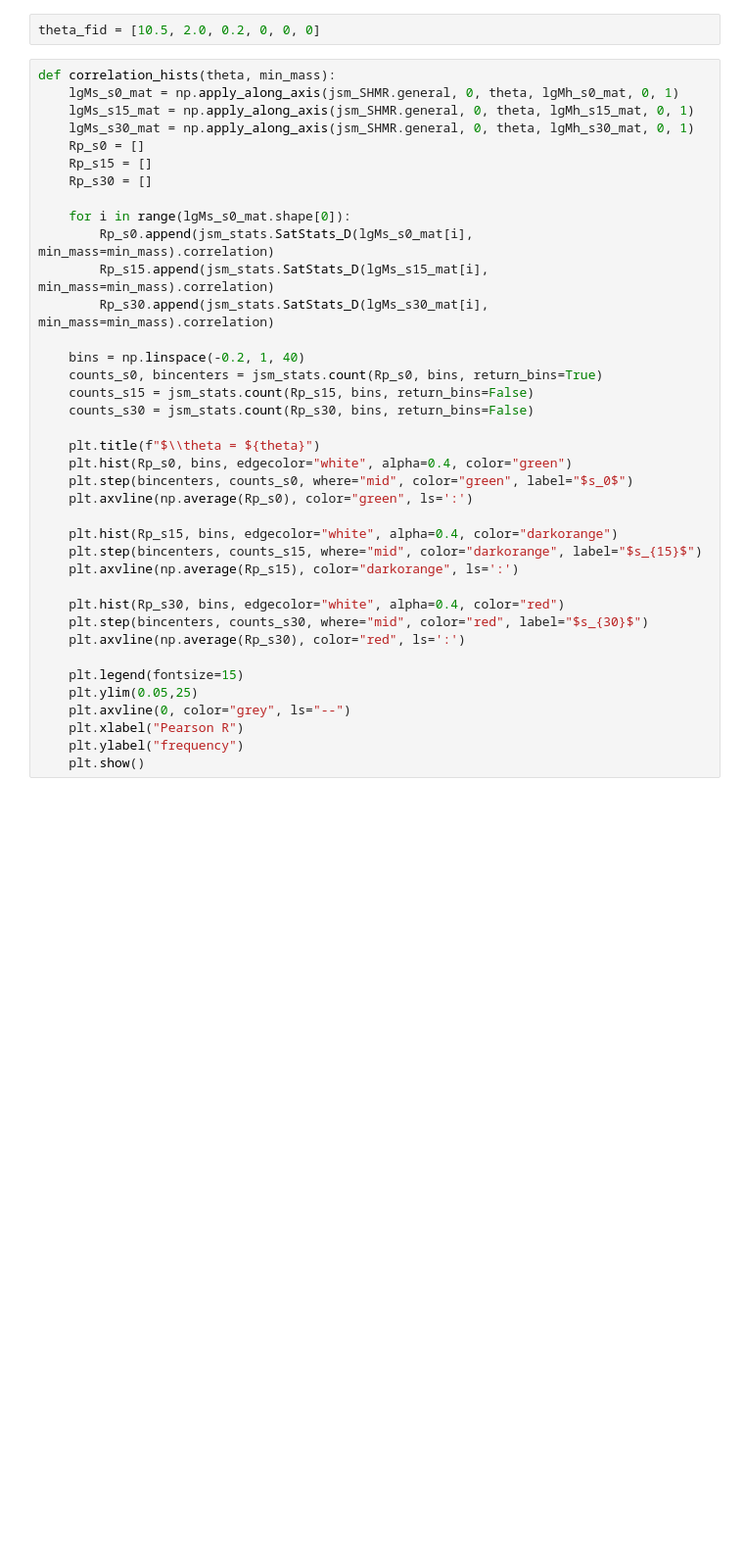
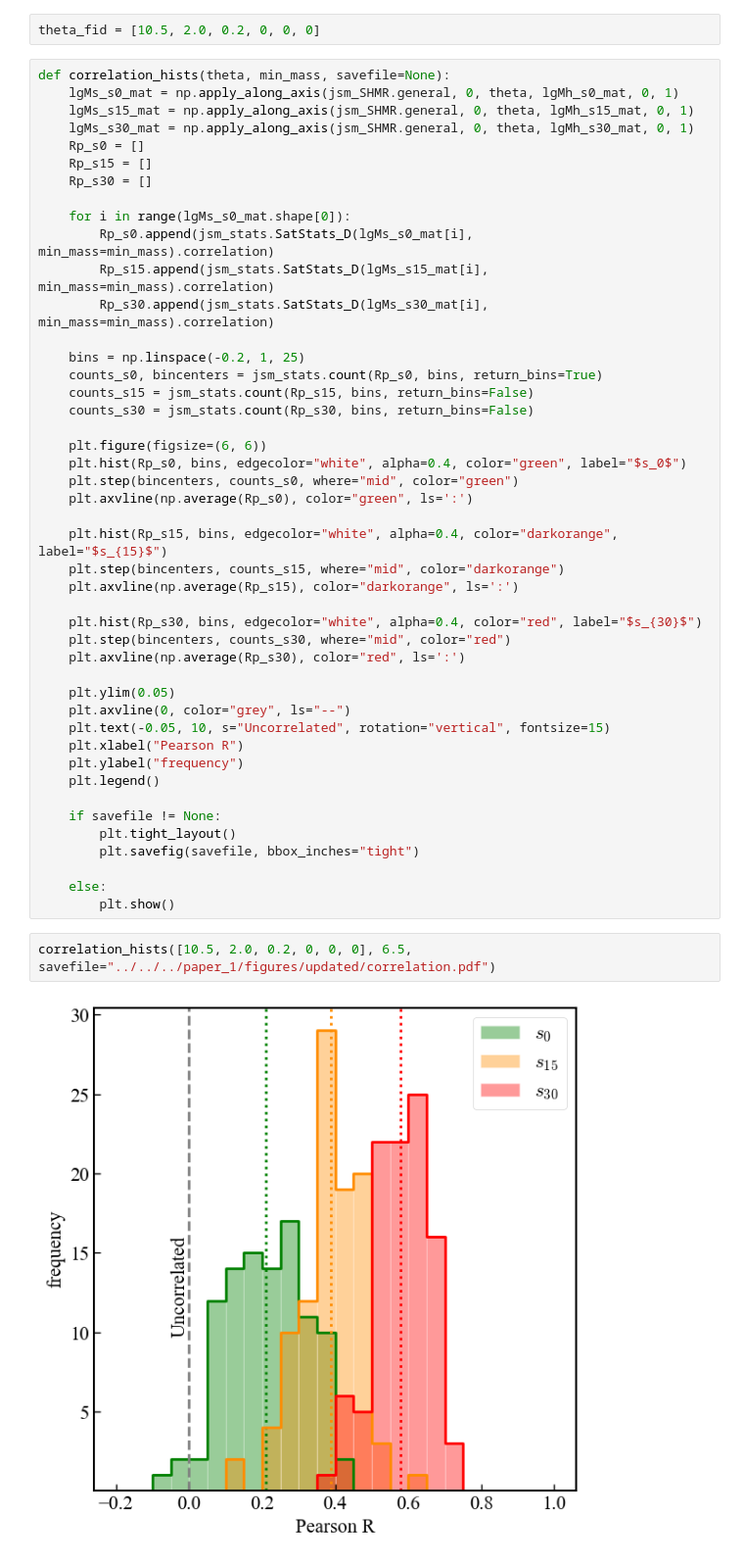
Before and after one commit to jsmonzon/SatGen, a Jupyter notebook: notebooks/paper/correlation.ipynb, the cells around one changed output. Shown: that part at 98% size. Drawn from its saved outputs; the diff is of its cells as text; blank space fills up the shorter version.

```diff
--- a/notebooks/paper/correlation.ipynb
+++ b/notebooks/paper/correlation.ipynb
@@ -40,7 +50,7 @@ lgMh_s30_mat = np.load("../../../data/cross_host/lognorm_030_psi3/models.npz")["
 # %%
 theta_fid = [10.5, 2.0, 0.2, 0, 0, 0]
 # %%
-def correlation_hists(theta, min_mass):
+def correlation_hists(theta, min_mass, savefile=None):
     lgMs_s0_mat = np.apply_along_axis(jsm_SHMR.general, 0, theta, lgMh_s0_mat, 0, 1)
     lgMs_s15_mat = np.apply_along_axis(jsm_SHMR.general, 0, theta, lgMh_s15_mat, 0, 1)
     lgMs_s30_mat = np.apply_along_axis(jsm_SHMR.general, 0, theta, lgMh_s30_mat, 0, 1)
@@ -53,28 +63,39 @@ def correlation_hists(theta, min_mass):
         Rp_s15.append(jsm_stats.SatStats_D(lgMs_s15_mat[i], min_mass=min_mass).correlation)
         Rp_s30.append(jsm_stats.SatStats_D(lgMs_s30_mat[i], min_mass=min_mass).correlation)
 
-    bins = np.linspace(-0.2, 1, 40)
+    bins = np.linspace(-0.2, 1, 25)
     counts_s0, bincenters = jsm_stats.count(Rp_s0, bins, return_bins=True)
     counts_s15 = jsm_stats.count(Rp_s15, bins, return_bins=False)
     counts_s30 = jsm_stats.count(Rp_s30, bins, return_bins=False)
 
-    plt.title(f"$\\theta = ${theta}")
-    plt.hist(Rp_s0, bins, edgecolor="white", alpha=0.4, color="green")
-    plt.step(bincenters, counts_s0, where="mid", color="green", label="$s_0$")
+    plt.figure(figsize=(6, 6))
+    plt.hist(Rp_s0, bins, edgecolor="white", alpha=0.4, color="green", label="$s_0$")
+    plt.step(bincenters, counts_s0, where="mid", color="green")
     plt.axvline(np.average(Rp_s0), color="green", ls=':')
 
-    plt.hist(Rp_s15, bins, edgecolor="white", alpha=0.4, color="darkorange")
-    plt.step(bincenters, counts_s15, where="mid", color="darkorange", label="$s_{15}$")
+    plt.hist(Rp_s15, bins, edgecolor="white", alpha=0.4, color="darkorange", label="$s_{15}$")
+    plt.step(bincenters, counts_s15, where="mid", color="darkorange")
     plt.axvline(np.average(Rp_s15), color="darkorange", ls=':')
 
-    plt.hist(Rp_s30, bins, edgecolor="white", alpha=0.4, color="red")
-    plt.step(bincenters, counts_s30, where="mid", color="red", label="$s_{30}$")
+    plt.hist(Rp_s30, bins, edgecolor="white", alpha=0.4, color="red", label="$s_{30}$")
+    plt.step(bincenters, counts_s30, where="mid", color="red")
     plt.axvline(np.average(Rp_s30), color="red", ls=':')
 
-    plt.legend(fontsize=15)
-    plt.ylim(0.05,25)
+    plt.ylim(0.05)
     plt.axvline(0, color="grey", ls="--")
+    plt.text(-0.05, 10, s="Uncorrelated", rotation="vertical", fontsize=15)
     plt.xlabel("Pearson R")
     plt.ylabel("frequency")
-    plt.show()
+    plt.legend()
+
+    if savefile != None:
+        plt.tight_layout()
+        plt.savefig(savefile, bbox_inches="tight")
+
+    else:
+        plt.show()
+# %%
+correlation_hists([10.5, 2.0, 0.2, 0, 0, 0], 6.5, savefile="../../../paper_1/figures/updated/correlation.pdf")
+# %% [output]
+[figure, added]
 # %%
```
Also changed, not shown: parts of 4 cells of this notebook, 35 other files.
